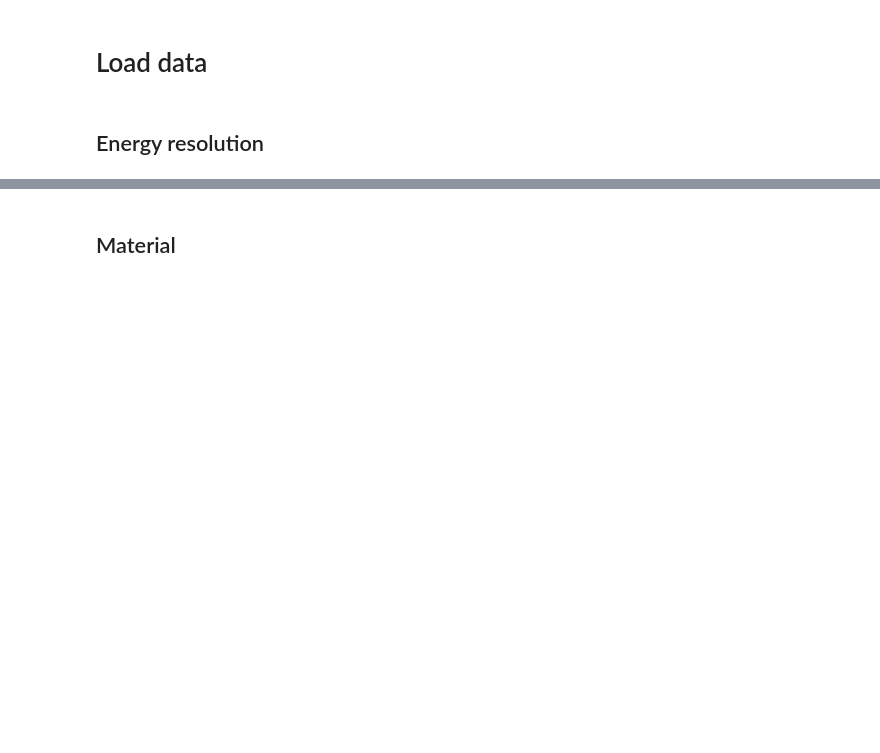
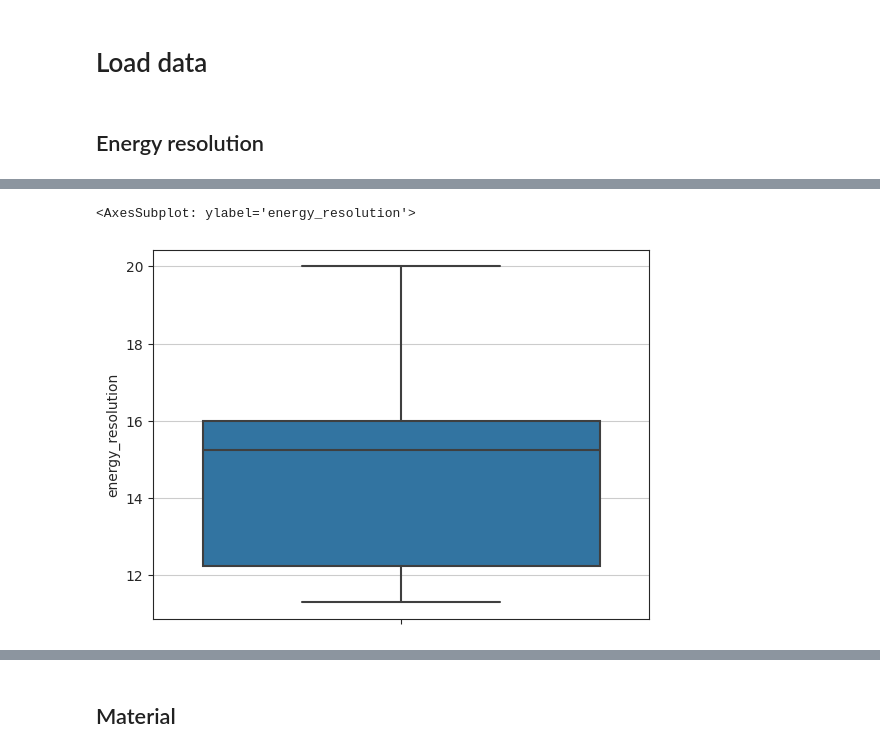
Before and after one commit to YerePhy/randfig, a Jupyter notebook: notebooks/1.0-jpm-params-eda.ipynb, the cells around one changed output, grey strips where cells are left out. Drawn from its saved outputs; the diff is of its cells as text; code cells hidden in the pictures; blank space fills up the shorter version.

```diff
--- a/notebooks/1.0-jpm-params-eda.ipynb
+++ b/notebooks/1.0-jpm-params-eda.ipynb
@@ -67,0 +57,5 @@ Name: min_energy_window, dtype: float64
+# %%
+df.dropna().pipe(sns.boxplot, y="energy_resolution")
+# %% [output]
+<AxesSubplot: ylabel='energy_resolution'>
+[figure, added]
```
Also changed, not shown: parts of 5 cells of this notebook.
